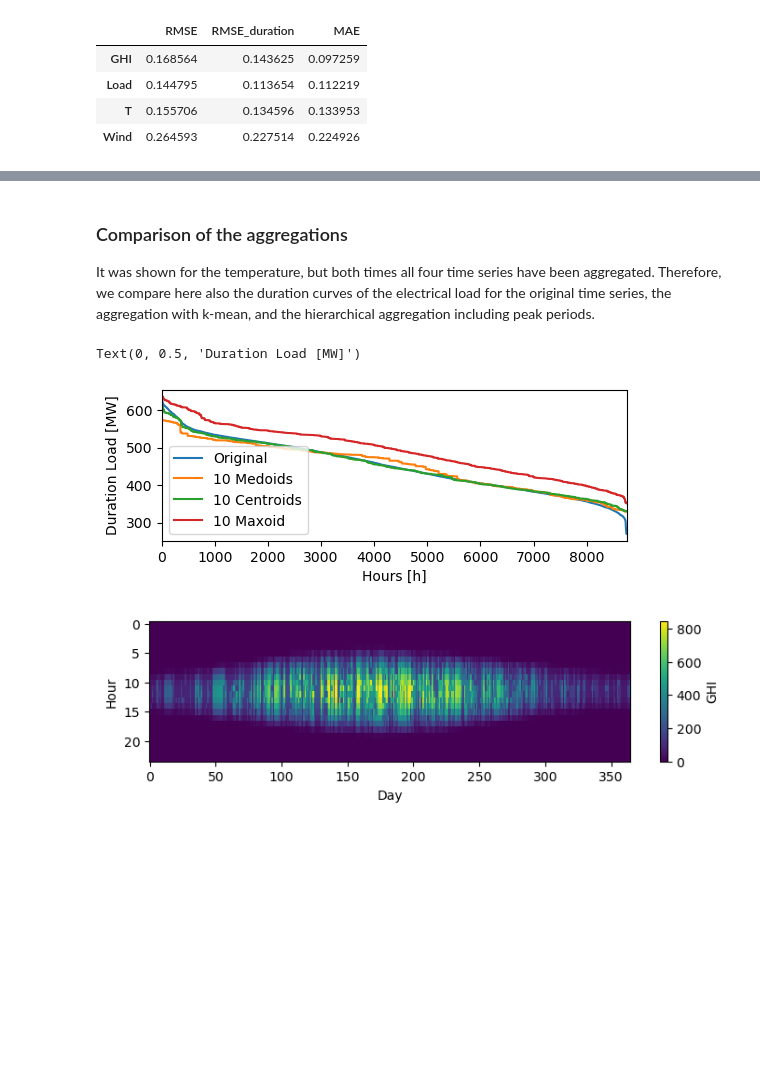
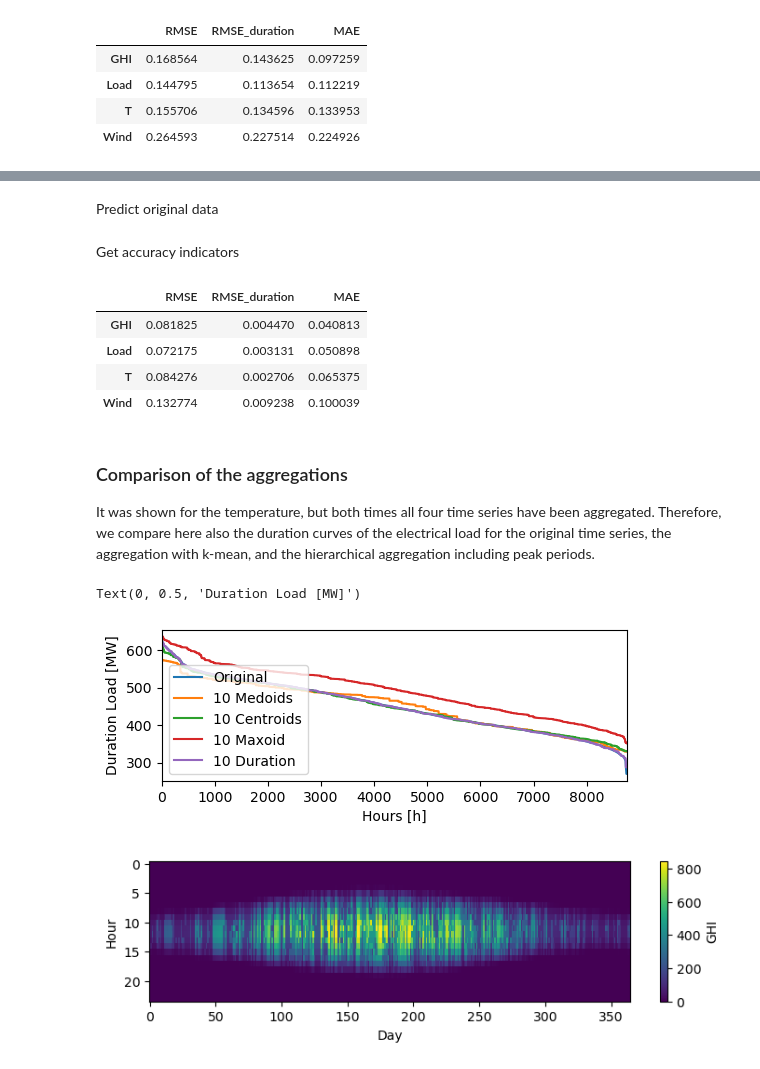
Before and after one commit to FZJ-IEK3-VSA/tsam, a Jupyter notebook: examples/aggregation_representation.ipynb, the cells around one changed output, grey strips where cells are left out. Drawn from its saved outputs; the diff is of its cells as text; code cells hidden in the pictures; blank space fills up the shorter version.

```diff
--- a/examples/aggregation_representation.ipynb
+++ b/examples/aggregation_representation.ipynb
@@ -110,0 +143,2 @@ aggregationMinmax.accuracyIndicators()
+# %% [markdown]
+Predict original data
@@ -111,3 +147,13 @@ aggregationMinmax.accuracyIndicators()
+# %% [markdown]
+Get accuracy indicators
+# %%
+aggregationDuration.accuracyIndicators()
+# %% [output]
+|  | RMSE | RMSE_duration | MAE |
+| GHI | 0.081825 | 0.004470 | 0.040813 |
+| Load | 0.072175 | 0.003131 | 0.050898 |
+| T | 0.084276 | 0.002706 | 0.065375 |
+| Wind | 0.132774 | 0.009238 | 0.100039 |
 # %% [markdown]
 ### Comparison of the aggregations
 It was shown for the temperature, but both times all four time series have been aggregated. Therefore, we compare here also the duration curves  of the electrical load for the original time series, the aggregation with k-mean, and the hierarchical aggregation including peak periods.
@@ -117,12 +163,13 @@ raw['Load'].sort_values(ascending=False).reset_index(drop=True).plot(label = 'Or
 predictedPeriodsMedoid['Load'].sort_values(ascending=False).reset_index(drop=True).plot(label = '10 Medoids')
 predictedPeriodsMean['Load'].sort_values(ascending=False).reset_index(drop=True).plot(label = '10 Centroids')
 predictedPeriodsMinmax['Load'].sort_values(ascending=False).reset_index(drop=True).plot(label = '10 Maxoid')
+predictedPeriodsDuration['Load'].sort_values(ascending=False).reset_index(drop=True).plot(label = '10 Duration')
 plt.legend()
 plt.xlabel('Hours [h]')
 plt.ylabel('Duration Load [MW]')
 # %% [output]
 Text(0, 0.5, 'Duration Load [MW]')
-[figure, old version]
+[figure, new version]
 # %%
 param = 'GHI'
 # %%
```
Also changed, not shown: parts of 9 cells of this notebook, 6 other files.
